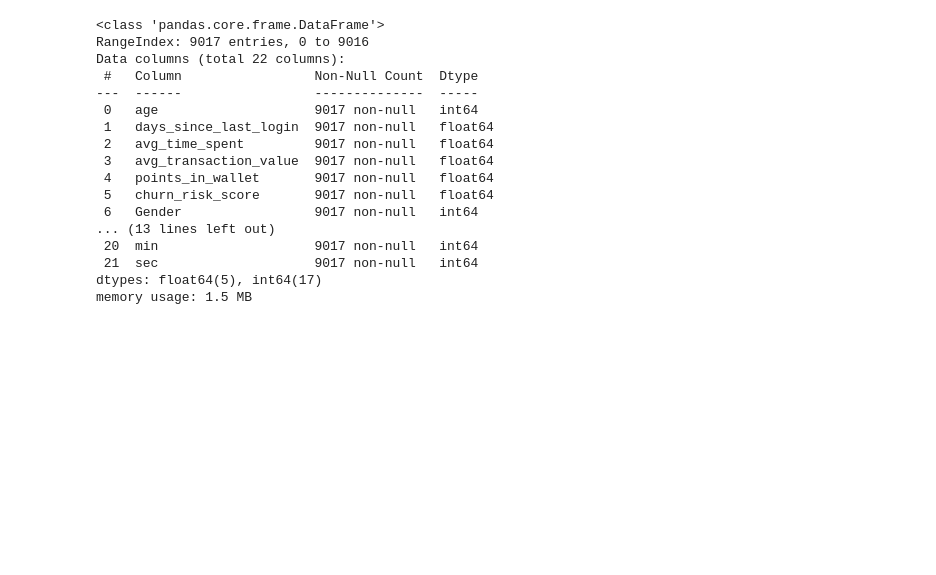
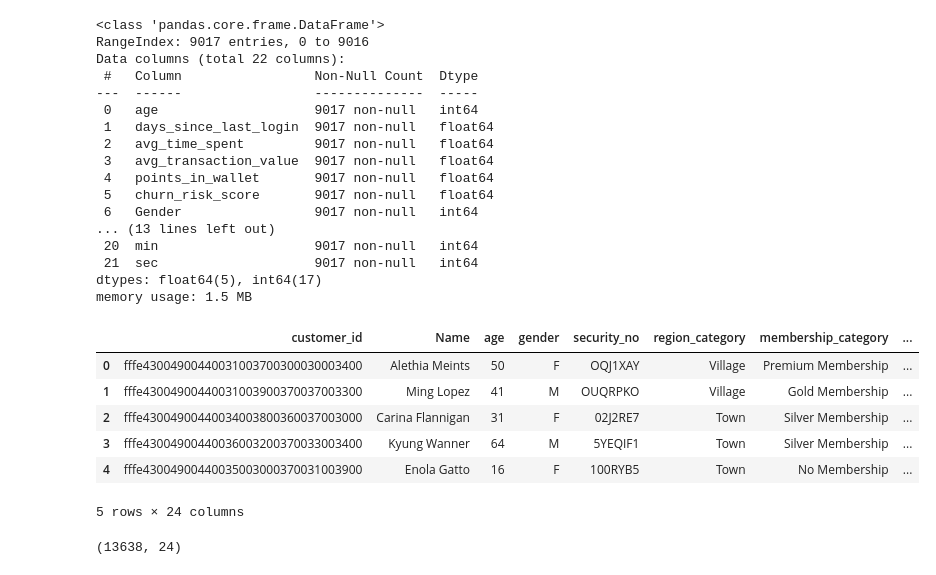
Before and after one commit to ananyadix/final-taskBDCOE, a Jupyter notebook: Untitled3.ipynb, the cells around one changed output. Cells and saved outputs as stored; diff of their text form; code cells hidden in the pictures; blank space fills up the shorter version.

```diff
--- a/Untitled3.ipynb
+++ b/Untitled3.ipynb
@@ -255,0 +258,14 @@ memory usage: 1.5 MB
+# %%
+test.head()
+# %% [output]
+|  | customer_id | Name | age | gender | security_no | region_category | membership_category | ... |
+| 0 | fffe43004900440031003700300030003400 | Alethia Meints | 50 | F | OQJ1XAY | Village | Premium Membership | ... |
+| 1 | fffe43004900440031003900370037003300 | Ming Lopez | 41 | M | OUQRPKO | Village | Gold Membership | ... |
+| 2 | fffe43004900440034003800360037003000 | Carina Flannigan | 31 | F | 02J2RE7 | Town | Silver Membership | ... |
+| 3 | fffe43004900440036003200370033003400 | Kyung Wanner | 64 | M | 5YEQIF1 | Town | Silver Membership | ... |
+| 4 | fffe43004900440035003000370031003900 | Enola Gatto | 16 | F | 100RYB5 | Town | No Membership | ... |
+5 rows × 24 columns
+# %%
+test.shape
+# %% [output]
+(13638, 24)
```
Also changed, not shown: parts of 21 cells of this notebook.
